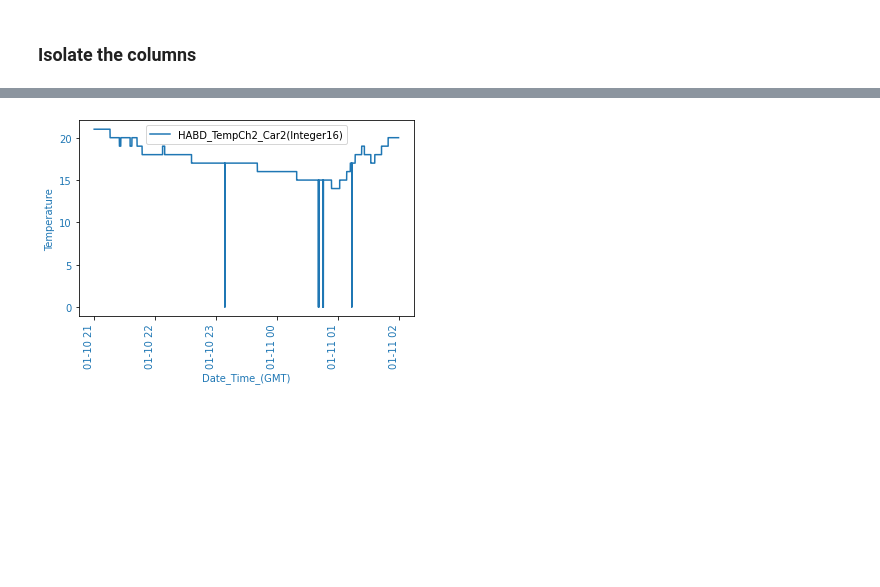
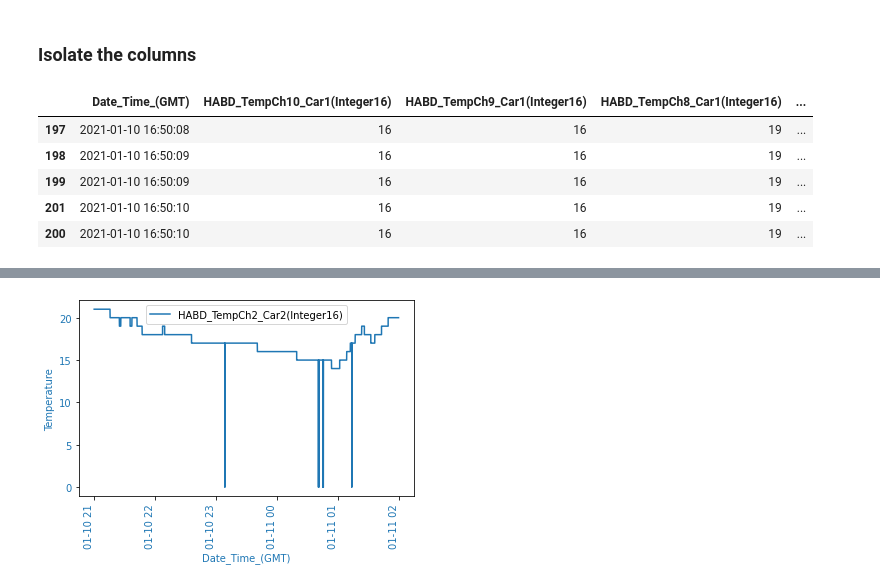
Before and after one commit to benjjo/Timonator, a Jupyter notebook: Timonator.ipynb, the cells around one changed output, grey strips where cells are left out. Saved outputs shown, nothing was run; the diff lists cells and outputs as text; code cells hidden in the pictures; blank space fills up the shorter version.

```diff
--- a/Timonator.ipynb
+++ b/Timonator.ipynb
@@ -200,0 +217,9 @@ Name: EKE_DIOs2_P[23](Unsigned8), dtype: int64
+# %%
+test_data.head()
+# %% [output]
+|  | Date_Time_(GMT) | HABD_TempCh10_Car1(Integer16) | HABD_TempCh9_Car1(Integer16) | HABD_TempCh8_Car1(Integer16) | ... |
+| 197 | 2021-01-10 16:50:08 | 16 | 16 | 19 | ... |
+| 198 | 2021-01-10 16:50:09 | 16 | 16 | 19 | ... |
+| 199 | 2021-01-10 16:50:09 | 16 | 16 | 19 | ... |
+| 201 | 2021-01-10 16:50:10 | 16 | 16 | 19 | ... |
+| 200 | 2021-01-10 16:50:10 | 16 | 16 | 19 | ... |
```
Also changed, not shown: parts of 9 cells of this notebook.
